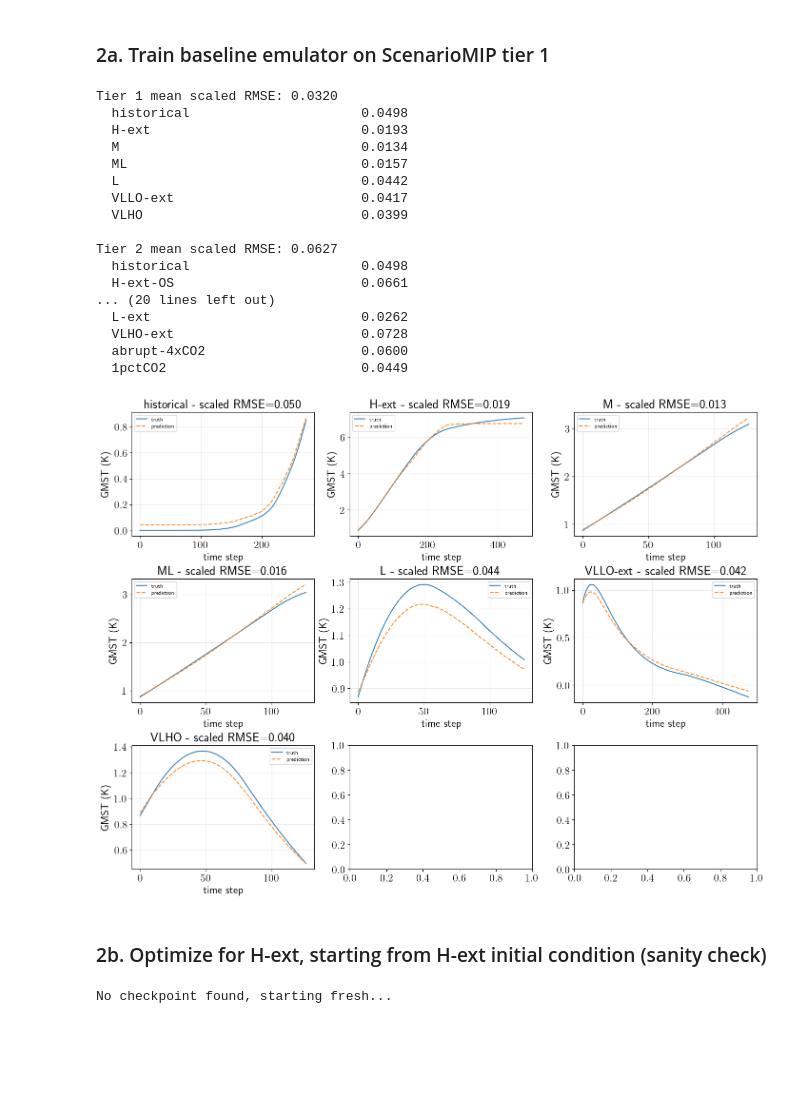
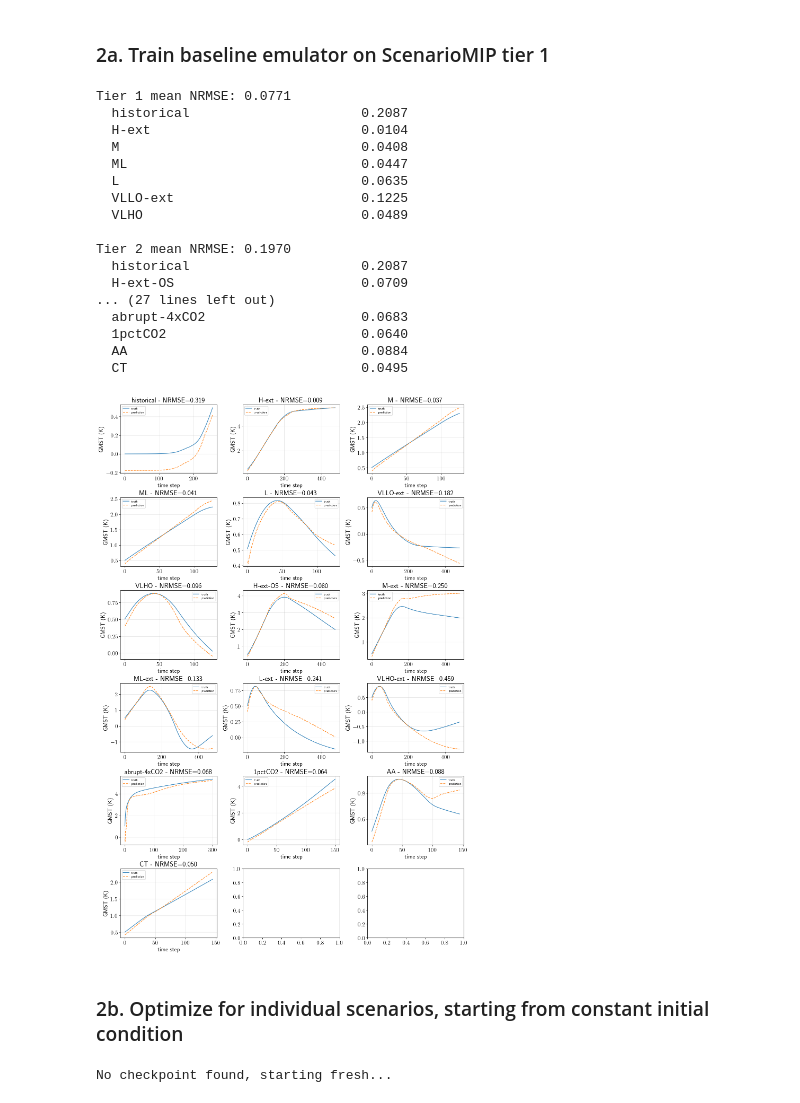
Before and after one commit to cbwomack/Emulator_Training_Data, a Jupyter notebook: 3a_inverse_CO2_only.ipynb, the cells around one changed output. Saved outputs shown, nothing was run; the diff lists cells and outputs as text; code cells hidden in the pictures; blank space fills up the shorter version.

Commit message:
Updated emu architecture, reran optimization. Keeping old files for now. Generated MESM data.

```diff
--- a/3a_inverse_CO2_only.ipynb
+++ b/3a_inverse_CO2_only.ipynb
@@ -46,12 +46,14 @@ utils_inverse.test_get_grad(test_scen, params0, emis_dict_train_JAX, train_data,
 # %% [markdown]
 ### 2a. Train baseline emulator on ScenarioMIP tier 1
 # %%
-emis_dict_tier1_JAX, emis_dict_tier2_JAX, emis_dict_DECK_JAX = utils_FaIR_JAX.generate_JAX_data(agents)
+emis_dict_tier1_JAX, emis_dict_tier2_JAX, emis_dict_DECK_JAX, emis_dict_CS3_JAX = FaIR_JAX_new.generate_JAX_data(agents, CS3=True)
+emis_dict_all_JAX = emis_dict_tier1_JAX | emis_dict_tier2_JAX | emis_dict_DECK_JAX | emis_dict_CS3_JAX
 test_sets = {
     "Tier 1": emis_dict_tier1_JAX,
     "Tier 2": emis_dict_tier2_JAX,
     "DECK": emis_dict_DECK_JAX,
-    "All": emis_dict_calib_JAX
+    "CS3": emis_dict_CS3_JAX,
+    "All": emis_dict_all_JAX
 }
 # %%
 paramsK_base, baseline_results, baseline_preds, ground_truth = utils_inverse.evaluate_baseline_over_multiple_tests(
@@ -59,14 +61,14 @@ paramsK_base, baseline_results, baseline_preds, ground_truth = utils_inverse.eva
     test_sets=test_sets,
     historical_name="historical",
     key=jax.random.PRNGKey(0),
-    hidden=32,
+    hidden_sizes=[16],
     K=400,
     lr=5e-2,
     weight_decay=1e-2,
 )
 
 import pickle
-path = 'checkpoints/co2/baseline_co2_only.pkl'
+path = 'checkpoints/co2/baseline_co2_only_new.pkl'
 
 with open(path, "wb") as f:
     pickle.dump(baseline_results, f)
@@ -74,53 +76,53 @@ with open(path, "wb") as f:
 for test_set in baseline_results:
     per_scen = baseline_results[test_set]
     mean_err = baseline_results[test_set]['mean']
-    print(f"\n{test_set} mean scaled RMSE: {mean_err:.4f}")
+    print(f"\n{test_set} mean NRMSE: {mean_err:.4f}")
     for scen, val in per_scen.items():
         if scen == 'mean':
             continue
         print(f"  {scen:30s}  {val:.4f}")
 # %% [output]
-Tier 1 mean scaled RMSE: 0.0320
-  historical                      0.0498
-  H-ext                           0.0193
-  M                               0.0134
-  ML                              0.0157
-  L                               0.0442
-  VLLO-ext                        0.0417
-  VLHO                            0.0399
+Tier 1 mean NRMSE: 0.0771
+  historical                      0.2087
+  H-ext                           0.0104
+  M                               0.0408
+  ML                              0.0447
+  L                               0.0635
+  VLLO-ext                        0.1225
+  VLHO                            0.0489
 
-Tier 2 mean scaled RMSE: 0.0627
-  historical                      0.0498
-  H-ext-OS                        0.0661
-... (20 lines left out)
-  L-ext                           0.0262
-  VLHO-ext                        0.0728
-  abrupt-4xCO2                    0.0600
-  1pctCO2                         0.0449
+Tier 2 mean NRMSE: 0.1970
+  historical                      0.2087
+  H-ext-OS                        0.0709
+... (27 lines left out)
+  abrupt-4xCO2                    0.0683
+  1pctCO2                         0.0640
+  AA                              0.0884
+  CT                              0.0495
 # %%
 import numpy as np
-test_set = 'Tier 1'
+test_set = 'All'
 N_scens = len(baseline_results[test_set])
 rows = int(np.ceil(N_scens / 3))
 cols = 3
 fig, axes = plt.subplots(rows, cols, figsize=(14, 3.5*rows), constrained_layout=True)
 axes = axes.ravel()
 
 for i, scen in enumerate(baseline_results[test_set]):
     if scen == 'mean':
         continue
     ax = axes[i]
     ax.plot(ground_truth[test_set][scen],  label="truth", alpha=0.9)
     ax.plot(baseline_preds[test_set][scen],  label="prediction", ls="--", alpha=0.9)
-    ax.set_title(f"{scen} - scaled RMSE={baseline_results[test_set][scen]:.3f}")
+    ax.set_title(f"{scen} - NRMSE={baseline_results[test_set][scen]:.3f}")
     ax.set_xlabel("time step")
     ax.set_ylabel("GMST (K)")
     ax.grid(True, alpha=0.3)
     ax.legend(loc="best", fontsize=8)
 # %% [output]
-[figure, old version]
+[figure, new version]
 # %% [markdown]
-### 2b. Optimize for H-ext, starting from H-ext initial condition (sanity check)
+### 2b. Optimize for individual scenarios, starting from constant initial condition
 # %%
 emis_dict_valid = {}
 emis_dict_valid['H-ext'] = emis_dict_train_JAX['H-ext'].copy()
```
Also changed, not shown: parts of 36 cells of this notebook, 24 other files.
